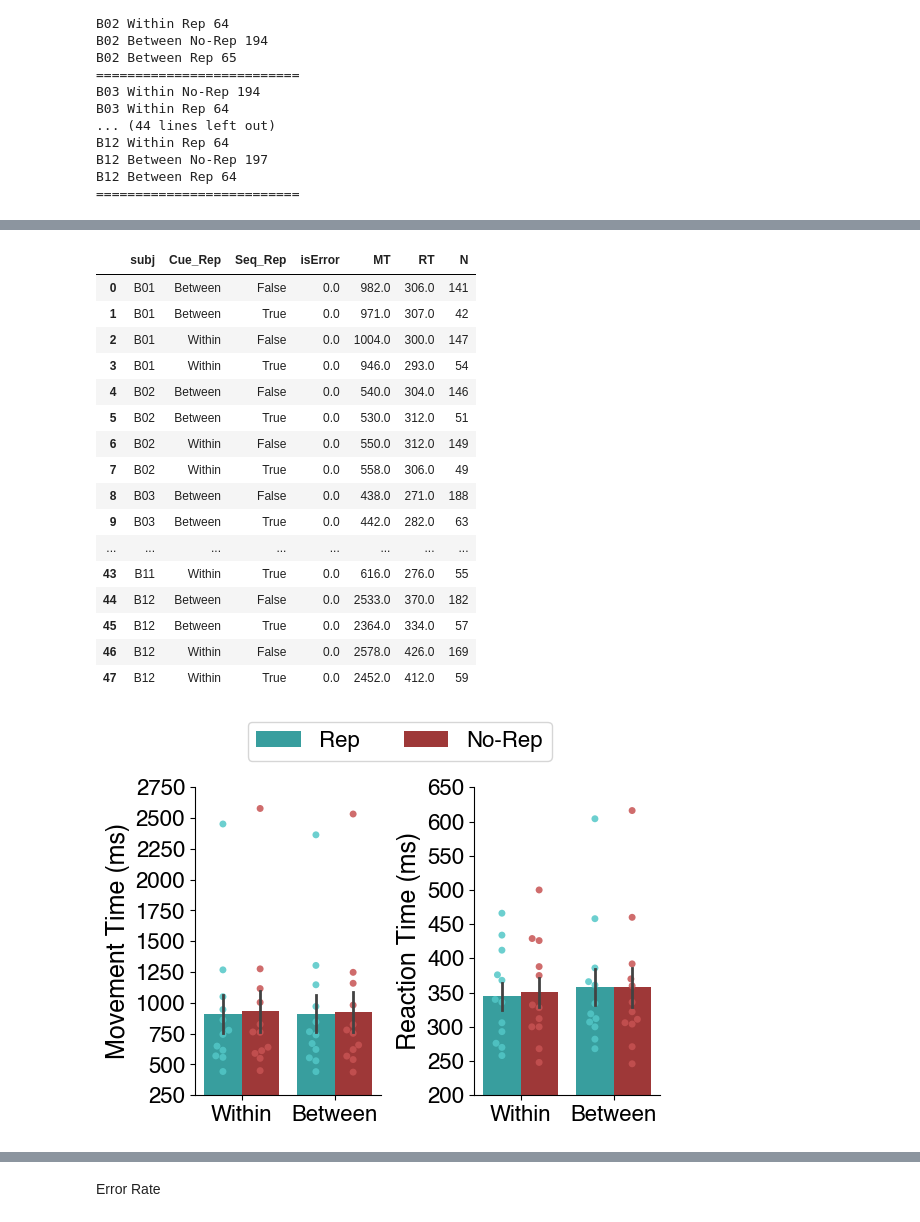
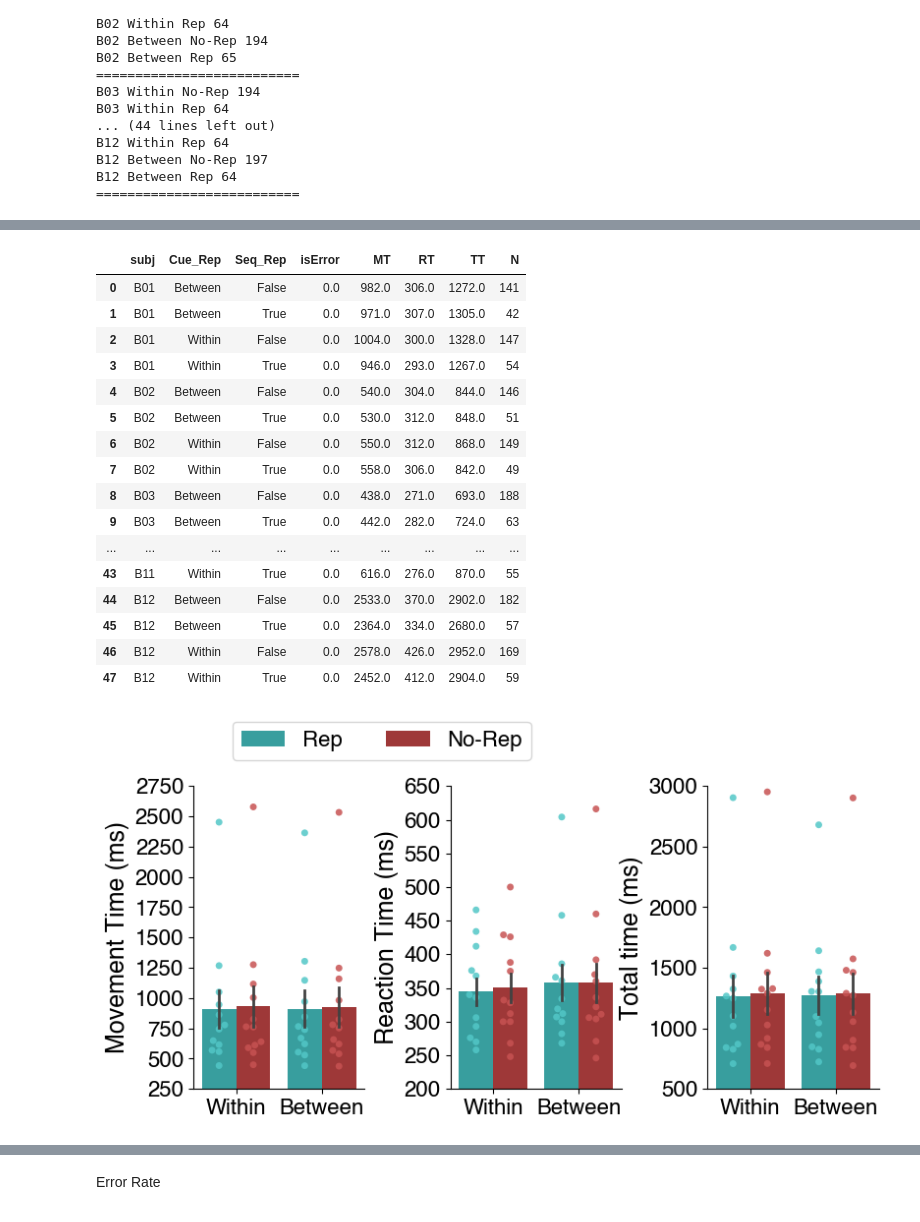
Before and after one commit to psb629/SeqSpatialSupp_fMRI, a Jupyter notebook: Notebook/behav.sslb2.ipynb, the cells around one changed output, grey strips where cells are left out. Drawn from its saved outputs; the diff is of its cells as text; code cells hidden in the pictures.

Commit message:
considering the Total Time (TT)

```diff
--- a/Notebook/behav.sslb2.ipynb
+++ b/Notebook/behav.sslb2.ipynb
@@ -141,6 +141,8 @@ dg = pd.DataFrame()
 for sn in tqdm(list_sn):
     df = get_behav_df(sn)
     df_tmp = df.copy()
+
+    df_tmp['TT'] = df.MT + df.RT
 
     df_tmp['cueType-1'] = df.cueType.shift(1)
     df_tmp['seqType-1'] = df.seqType.shift(1)
@@ -238,9 +240,9 @@ def get_df_groupby(df=dg, by=['subj','cueType','cond'], successed=True, estimate
 
     Ns = dg.groupby(by).count().reset_index().BN
     if estimate=='mean':
-        dg_groupby = dg.groupby(by)[['isError','MT','RT']].mean().reset_index()
+        dg_groupby = dg.groupby(by)[['isError','MT','RT','TT']].mean().reset_index()
     elif estimate=='median':
-        dg_groupby = dg.groupby(by)[['isError','MT','RT']].median().reset_index()
+        dg_groupby = dg.groupby(by)[['isError','MT','RT','TT']].median().reset_index()
 
     dg_groupby['N'] = Ns
 
@@ -252,33 +254,34 @@ estimate = 'median'
 dg_groupby = get_df_groupby(df=dg, by=['subj','Cue_Rep','Seq_Rep'], successed=True, estimate=estimate)
 MT_m, MT_M = dg_groupby.MT.min(), dg_groupby.MT.max()
 RT_m, RT_M = dg_groupby.RT.min(), dg_groupby.RT.max()
+TT_m, TT_M = dg_groupby.TT.min(), dg_groupby.TT.max()
 dg_groupby
 # %% [output]
-|  | subj | Cue_Rep | Seq_Rep | isError | MT | RT | N |
-| 0 | B01 | Between | False | 0.0 | 982.0 | 306.0 | 141 |
-| 1 | B01 | Between | True | 0.0 | 971.0 | 307.0 | 42 |
-| 2 | B01 | Within | False | 0.0 | 1004.0 | 300.0 | 147 |
-| 3 | B01 | Within | True | 0.0 | 946.0 | 293.0 | 54 |
-| 4 | B02 | Between | False | 0.0 | 540.0 | 304.0 | 146 |
-| 5 | B02 | Between | True | 0.0 | 530.0 | 312.0 | 51 |
-| 6 | B02 | Within | False | 0.0 | 550.0 | 312.0 | 149 |
-| 7 | B02 | Within | True | 0.0 | 558.0 | 306.0 | 49 |
-| 8 | B03 | Between | False | 0.0 | 438.0 | 271.0 | 188 |
-| 9 | B03 | Between | True | 0.0 | 442.0 | 282.0 | 63 |
-| ... | ... | ... | ... | ... | ... | ... | ... |
-| 43 | B11 | Within | True | 0.0 | 616.0 | 276.0 | 55 |
-| 44 | B12 | Between | False | 0.0 | 2533.0 | 370.0 | 182 |
-| 45 | B12 | Between | True | 0.0 | 2364.0 | 334.0 | 57 |
-| 46 | B12 | Within | False | 0.0 | 2578.0 | 426.0 | 169 |
-| 47 | B12 | Within | True | 0.0 | 2452.0 | 412.0 | 59 |
+|  | subj | Cue_Rep | Seq_Rep | isError | MT | RT | TT | N |
+| 0 | B01 | Between | False | 0.0 | 982.0 | 306.0 | 1272.0 | 141 |
+| 1 | B01 | Between | True | 0.0 | 971.0 | 307.0 | 1305.0 | 42 |
+| 2 | B01 | Within | False | 0.0 | 1004.0 | 300.0 | 1328.0 | 147 |
+| 3 | B01 | Within | True | 0.0 | 946.0 | 293.0 | 1267.0 | 54 |
+| 4 | B02 | Between | False | 0.0 | 540.0 | 304.0 | 844.0 | 146 |
+| 5 | B02 | Between | True | 0.0 | 530.0 | 312.0 | 848.0 | 51 |
+| 6 | B02 | Within | False | 0.0 | 550.0 | 312.0 | 868.0 | 149 |
+| 7 | B02 | Within | True | 0.0 | 558.0 | 306.0 | 842.0 | 49 |
+| 8 | B03 | Between | False | 0.0 | 438.0 | 271.0 | 693.0 | 188 |
+| 9 | B03 | Between | True | 0.0 | 442.0 | 282.0 | 724.0 | 63 |
+| ... | ... | ... | ... | ... | ... | ... | ... | ... |
+| 43 | B11 | Within | True | 0.0 | 616.0 | 276.0 | 870.0 | 55 |
+| 44 | B12 | Between | False | 0.0 | 2533.0 | 370.0 | 2902.0 | 182 |
+| 45 | B12 | Between | True | 0.0 | 2364.0 | 334.0 | 2680.0 | 57 |
+| 46 | B12 | Within | False | 0.0 | 2578.0 | 426.0 | 2952.0 | 169 |
+| 47 | B12 | Within | True | 0.0 | 2452.0 | 412.0 | 2904.0 | 59 |
 # %%
 hue_order = [True,False]
 order = ['Within','Between']
 palette = ['#27afaf','#af2727']
 # %%
-fig, axs = plt.subplots(ncols=2, nrows=1, figsize=(6,4))
+fig, axs = plt.subplots(ncols=3, nrows=1, figsize=(9,4))
 
-for ii, feature in enumerate(['MT','RT']):
+for ii, feature in enumerate(['MT','RT','TT']):
     ax = axs[ii]
     sns.swarmplot(
         data=dg_groupby,
@@ -304,32 +307,35 @@ for ii, feature in enumerate(['MT','RT']):
 #     # g.grid(axis='y')
     if ii == 0:
         ylabel = 'Movement Time (ms)'
         g.set_ylim(MT_m,MT_M)
         g.legend(
             handles[2:], ['Rep','No-Rep'],
             loc='lower center', bbox_to_anchor=(1.1, 1.05),
             ncol=2, fontsize=16
         )
     elif ii == 1:
         ylabel = 'Reaction Time (ms)'
         g.set_ylim(RT_m,RT_M)
+    elif ii == 2:
+        ylabel = 'Total time (ms)'
+        g.set_ylim(TT_m,TT_M)
     g.set_ylabel(ylabel, fontsize=18)
 
     g.set_xlabel('')
     xticks = g.get_xticks()
     g.set_xticks(xticks)
     xticklabels = g.get_xticklabels()
     g.set_xticklabels(xticklabels, fontsize=16)
     # g.set_ylabel(ylabel,fontsize=20)
     yticks = g.get_yticks().astype(int)
     g.set_yticks(yticks)
     g.set_yticklabels(yticks, fontsize=16)
 #     # g.set_title('session %s'%sess,fontsize=16)
     g.spines['right'].set_visible(False)
     g.spines['top'].set_visible(False)
 
 plt.subplots_adjust(wspace=0.5)
 # # fig.tight_layout()
 # %% [output]
-[figure, old version]
+[figure, new version]
 # %%
```
Also changed, not shown: parts of 8 cells of this notebook.
